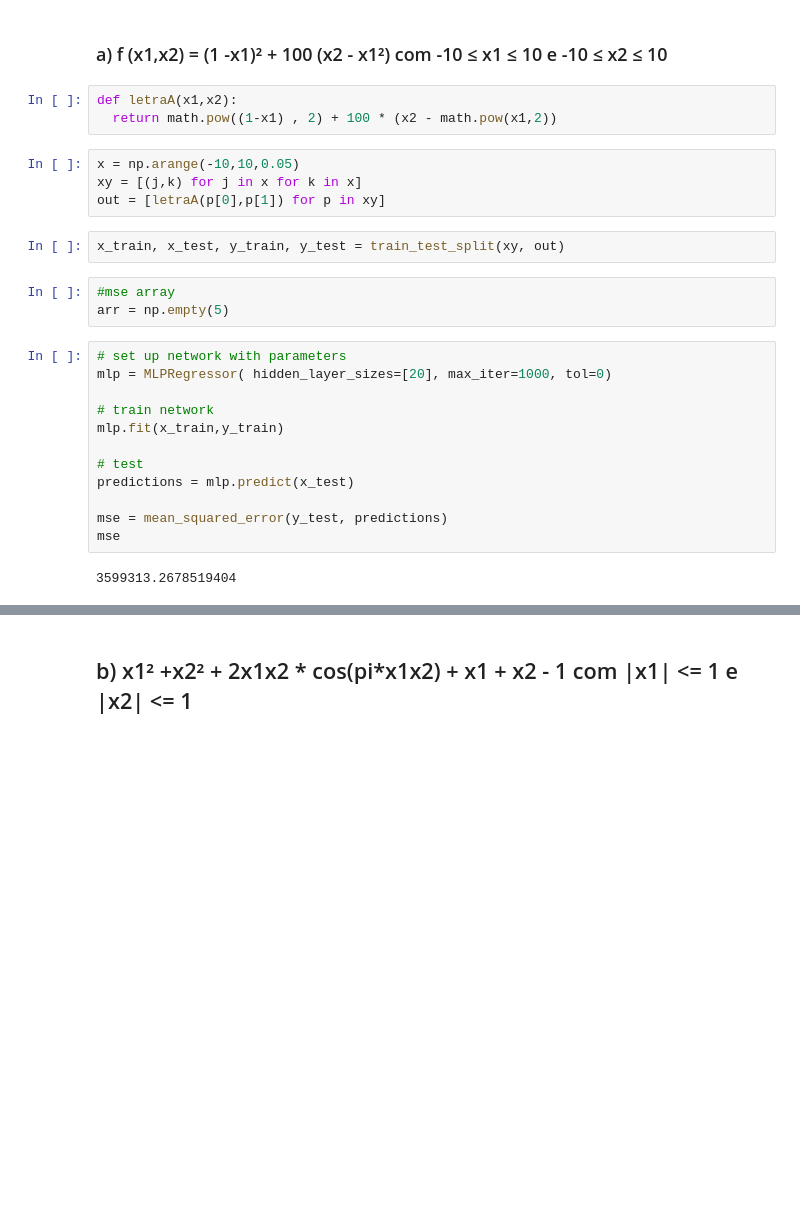
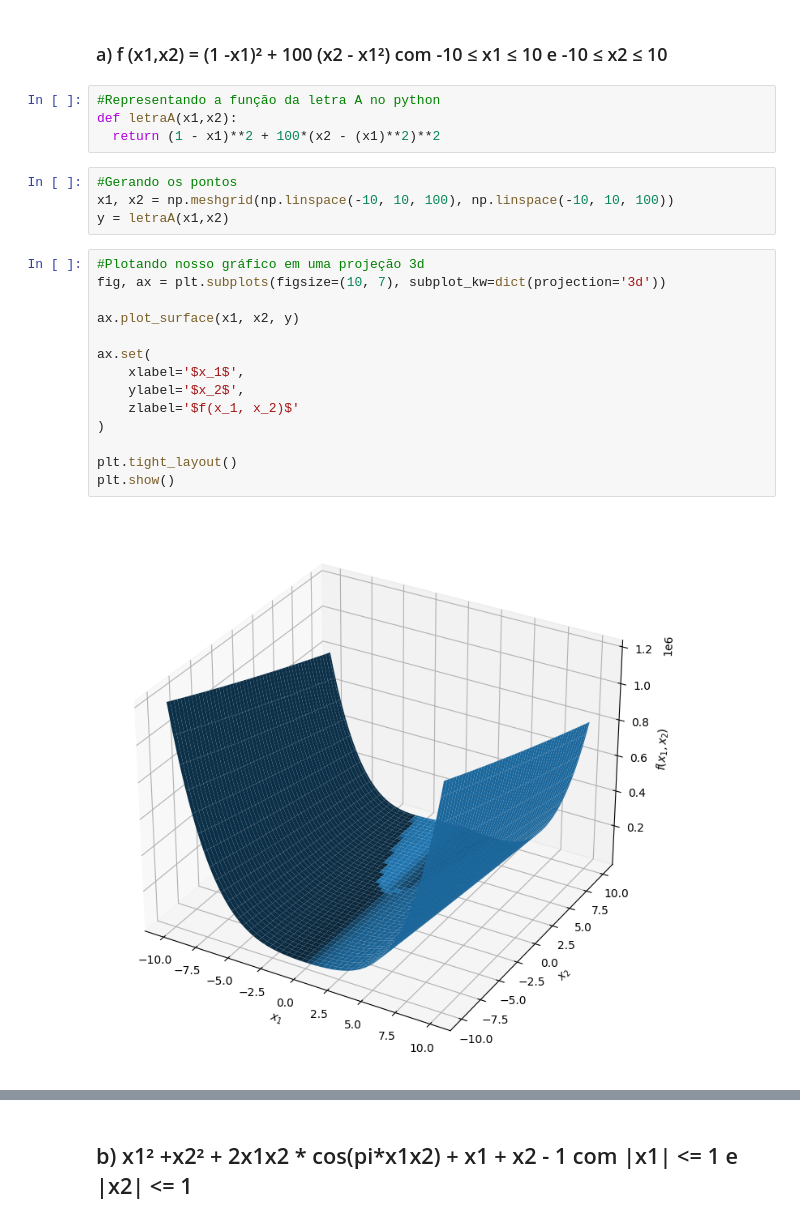
Before and after one commit to efrainmpp1/Artificial-Intelligence, a Jupyter notebook: lista2/questao1.ipynb, the cells around one changed output, grey strips where cells are left out. Saved outputs shown, nothing was run; the diff lists cells and outputs as text; blank space fills up the shorter version.

```diff
--- a/lista2/questao1.ipynb
+++ b/lista2/questao1.ipynb
@@ -20,28 +30,26 @@ número de neurônios em cada camada e o número de neurônios camada de saída.
 # %% [markdown]
 ### a) f (x1,x2) = (1 -x1)² + 100 (x2 - x1²)  com  -10 ≤ x1 ≤ 10 e -10 ≤ x2 ≤ 10
 # %%
+#Representando a função da letra A no python
 def letraA(x1,x2):
-  return math.pow((1-x1) , 2) + 100 * (x2 - math.pow(x1,2))
+  return (1 - x1)**2 + 100*(x2 - (x1)**2)**2
-# %%
-x = np.arange(-10,10,0.05)
-xy = [(j,k) for j in x for k in x]
-out = [letraA(p[0],p[1]) for p in xy]
-# %%
-x_train, x_test, y_train, y_test = train_test_split(xy, out)
-# %%
-#mse array
-arr = np.empty(5)
-# %%
-# set up network with parameters
-mlp = MLPRegressor( hidden_layer_sizes=[20], max_iter=1000, tol=0)
-
-# train network
-mlp.fit(x_train,y_train)
-
-# test
-predictions = mlp.predict(x_test)
-
-mse = mean_squared_error(y_test, predictions)
-mse
-# %% [output]
-3599313.2678519404
+# %%
+#Gerando os pontos
+x1, x2 = np.meshgrid(np.linspace(-10, 10, 100), np.linspace(-10, 10, 100))
+y = letraA(x1,x2)
+# %%
+#Plotando nosso gráfico em uma projeção 3d
+fig, ax = plt.subplots(figsize=(10, 7), subplot_kw=dict(projection='3d'))
+
+ax.plot_surface(x1, x2, y)
+
+ax.set(
+    xlabel='$x_1$',
+    ylabel='$x_2$',
+    zlabel='$f(x_1, x_2)$'
+)
+
+plt.tight_layout()
+plt.show()
+# %% [output]
+[figure, added]
```
Also changed, not shown: parts of 16 cells of this notebook, 6 other files.
